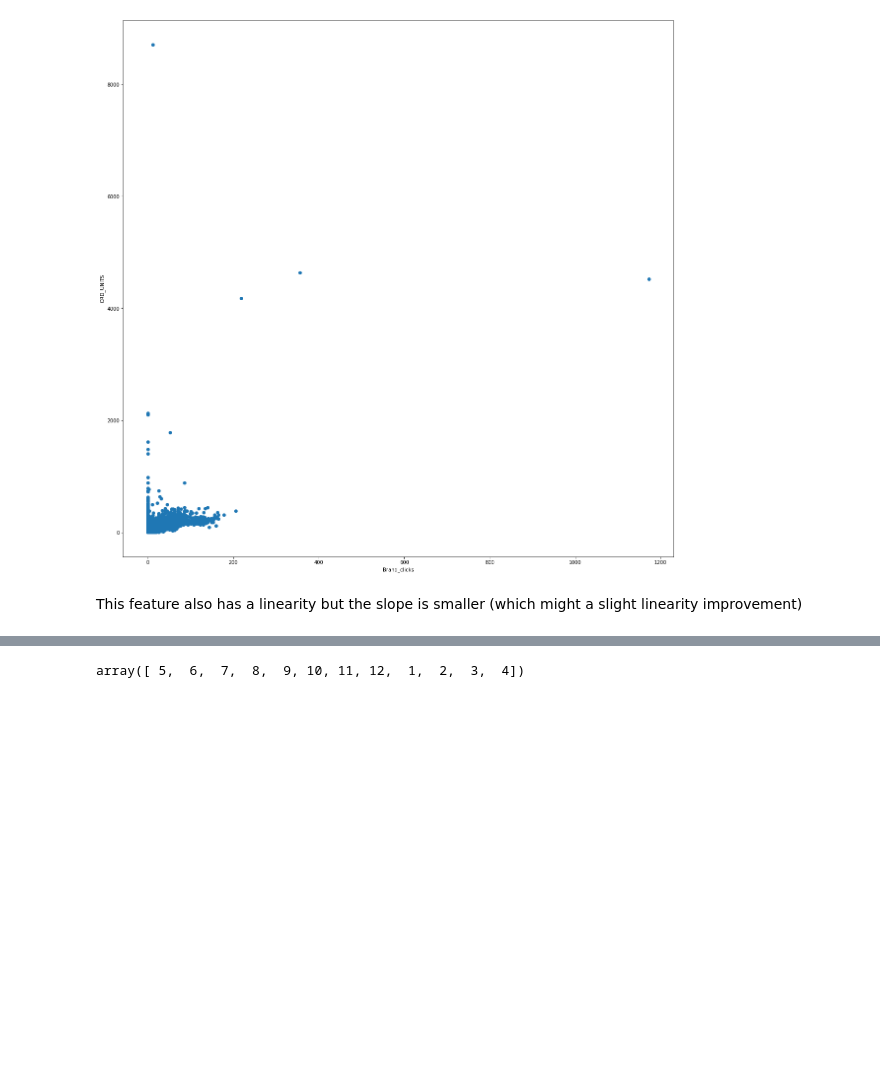
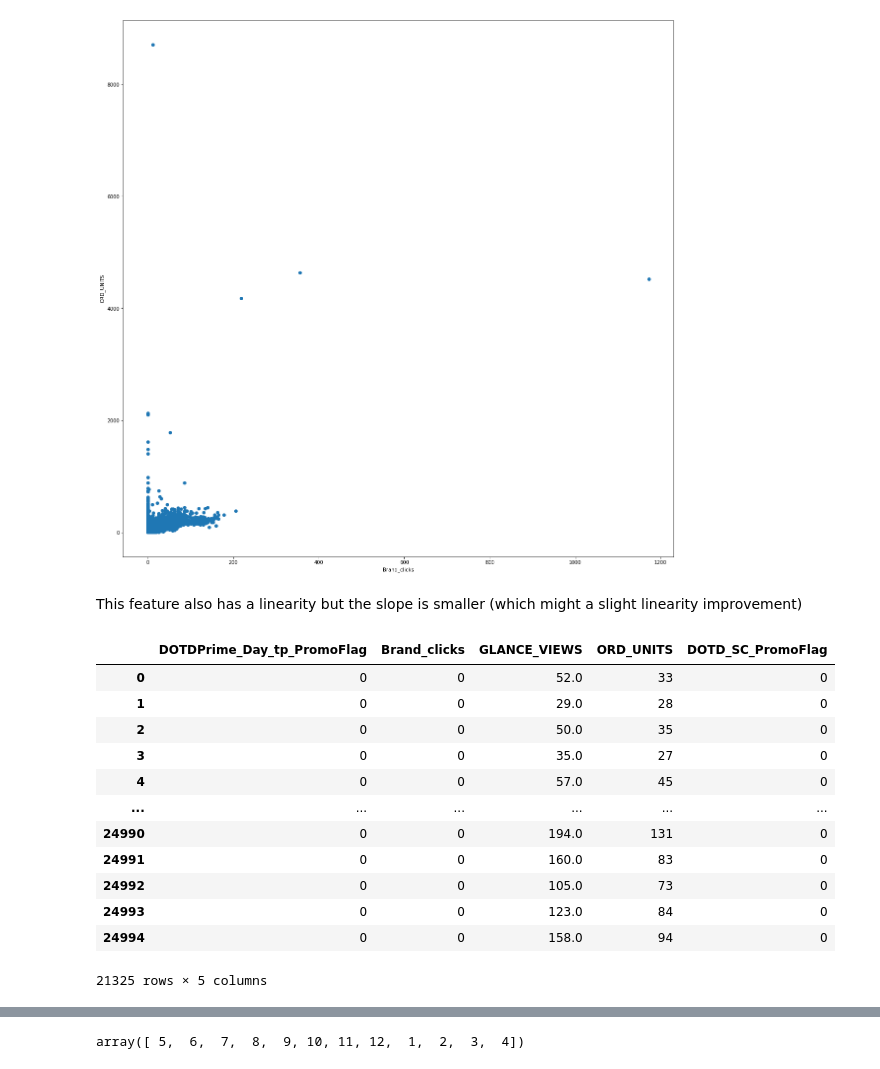
Before and after one commit to egenc/DataScience_tasks, a Jupyter notebook: ODDA_task.ipynb, the cells around one changed output, grey strips where cells are left out. Cells and saved outputs as stored; diff of their text form; code cells hidden in the pictures; blank space fills up the shorter version.

```diff
--- a/ODDA_task.ipynb
+++ b/ODDA_task.ipynb
@@ -263,3 +291,23 @@ Text(0, 0.5, 'ORD_UNITS')
 [figure]
 # %% [markdown]
 This feature also has a linearity but the slope is smaller (which might a slight linearity improvement)
+# %%
+# For a start - let's focus on the columns that we illustrated above
+
+df = df_raw[["DOTDPrime_Day_tp_PromoFlag", "Brand_clicks", "GLANCE_VIEWS", "ORD_UNITS", "DOTD_SC_PromoFlag"]]
+
+df.head(-5)
+# %% [output]
+|  | DOTDPrime_Day_tp_PromoFlag | Brand_clicks | GLANCE_VIEWS | ORD_UNITS | DOTD_SC_PromoFlag |
+| 0 | 0 | 0 | 52.0 | 33 | 0 |
+| 1 | 0 | 0 | 29.0 | 28 | 0 |
+| 2 | 0 | 0 | 50.0 | 35 | 0 |
+| 3 | 0 | 0 | 35.0 | 27 | 0 |
+| 4 | 0 | 0 | 57.0 | 45 | 0 |
+| ... | ... | ... | ... | ... | ... |
+| 24990 | 0 | 0 | 194.0 | 131 | 0 |
+| 24991 | 0 | 0 | 160.0 | 83 | 0 |
+| 24992 | 0 | 0 | 105.0 | 73 | 0 |
+| 24993 | 0 | 0 | 123.0 | 84 | 0 |
+| 24994 | 0 | 0 | 158.0 | 94 | 0 |
+21325 rows × 5 columns
```
Also changed, not shown: parts of 60 cells of this notebook.
